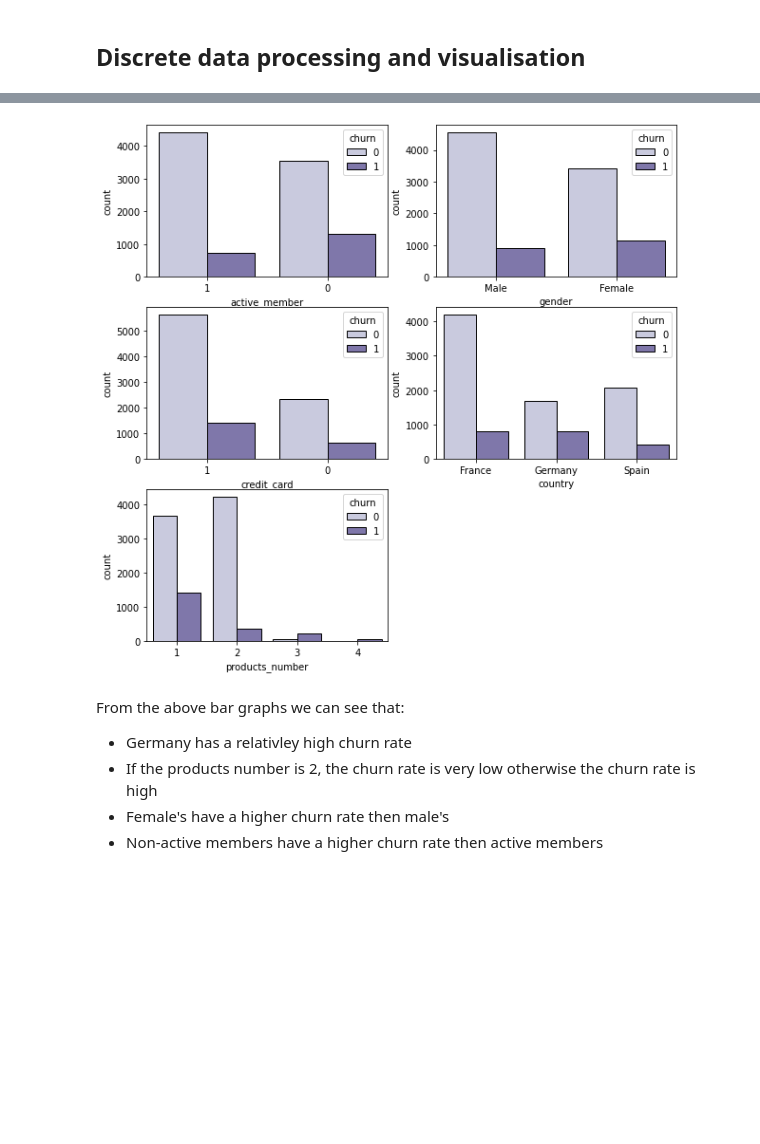
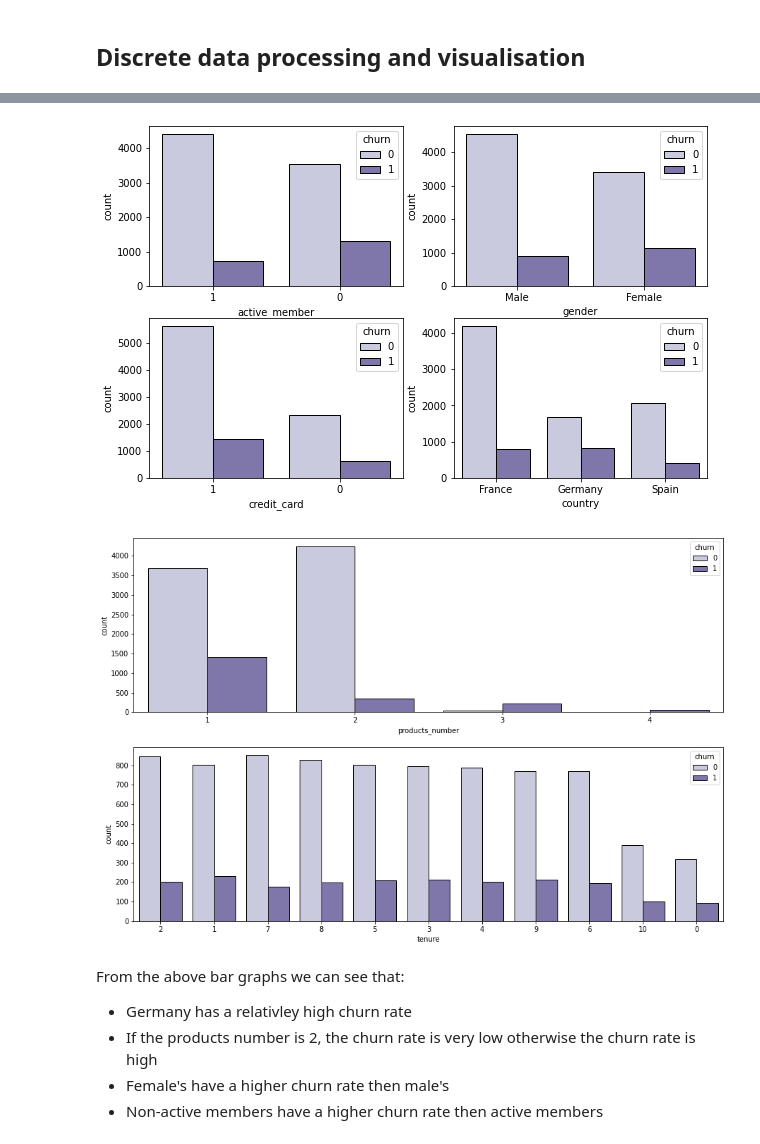
Before and after one commit to stefancourt/Churn-Prediction, a Jupyter notebook: churn-prediction.ipynb, the cells around one changed output, grey strips where cells are left out. Cells and saved outputs as stored; diff of their text form; code cells hidden in the pictures; blank space fills up the shorter version.

```diff
--- a/churn-prediction.ipynb
+++ b/churn-prediction.ipynb
@@ -145,31 +147,40 @@ plt.show()
 # %%
 plt.figure(figsize=(10, 10))
 plt.subplot(3,2,1)
 plt.xlabel('active_member', fontsize=10)
 plt.ylabel('count', fontsize=10)
 count_plt = sns.countplot(data=df, x='active_member', hue='churn', order=df['active_member'].value_counts().index, palette=mycolors , edgecolor="black")
 
 plt.subplot(3,2,2)
 plt.xlabel('gender', fontsize=10)
 plt.ylabel('count', fontsize=10)
 count_plt = sns.countplot(data=df, x='gender', hue='churn', order=df['gender'].value_counts().index, palette=mycolors, edgecolor="black")
 
 plt.subplot(3,2,3)
 plt.xlabel('credit_card', fontsize=10)
 plt.ylabel('count', fontsize=10)
 count_plt = sns.countplot(data=df, x='credit_card', hue='churn', order=df['credit_card'].value_counts().index, palette=mycolors, edgecolor="black")
 
 plt.subplot(3,2,4)
 plt.xlabel('country', fontsize=10)
 plt.ylabel('count', fontsize=10)
 count_plt = sns.countplot(data=df, x='country', hue='churn', order=df['country'].value_counts().index, palette=mycolors, edgecolor="black")
-
-plt.subplot(3,2,5)
-plt.xlabel('products_number', fontsize=10)
-plt.ylabel('count', fontsize=10)
-count_plt = sns.countplot(data=df, x='products_number', hue='churn', order=df['products_number'].value_counts().index, palette=mycolors, edgecolor="black")
 # %% [output]
-[figure, old version]
+[figure, new version]
+# %%
+plt.figure(figsize=(15, 10))
+
+plt.subplot(2,1,1)
+plt.xlabel('products_number', fontsize=10)
+plt.ylabel('count', fontsize=10)
+count_plt = sns.countplot(data=df, x='products_number', hue='churn', order=df['products_number'].value_counts().index, palette=mycolors, edgecolor="black")
+
+plt.subplot(2,1,2)
+plt.xlabel('tenure', fontsize=10)
+plt.ylabel('count', fontsize=10)
+count_plt = sns.countplot(data=df, x='tenure', hue='churn', order=df['tenure'].value_counts().index, palette=mycolors, edgecolor="black")
+# %% [output]
+[figure, added]
 # %% [markdown]
 From the above bar graphs we can see that:
 - Germany has a relativley high churn rate
```
Also changed, not shown: parts of 40 cells of this notebook, 1 other file.
